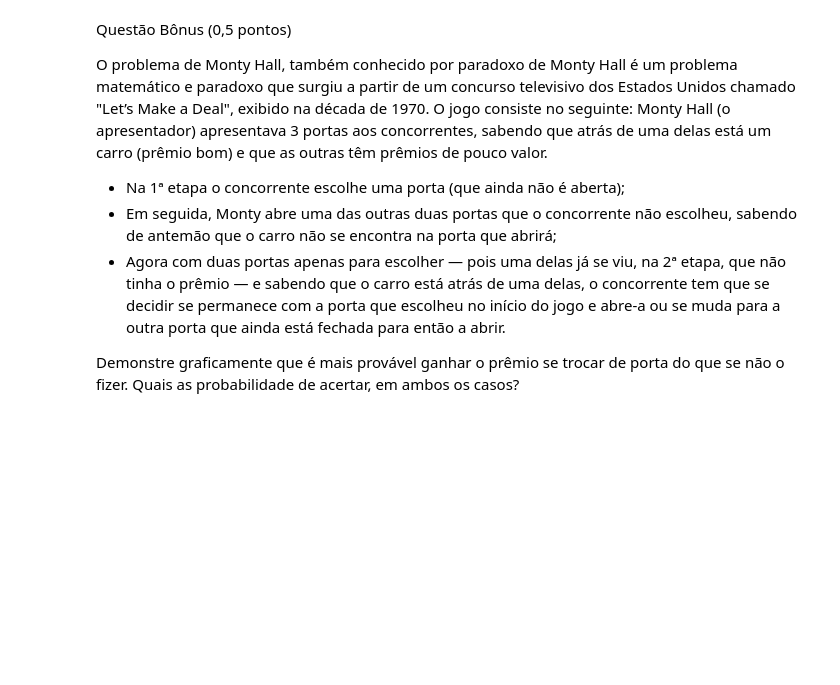
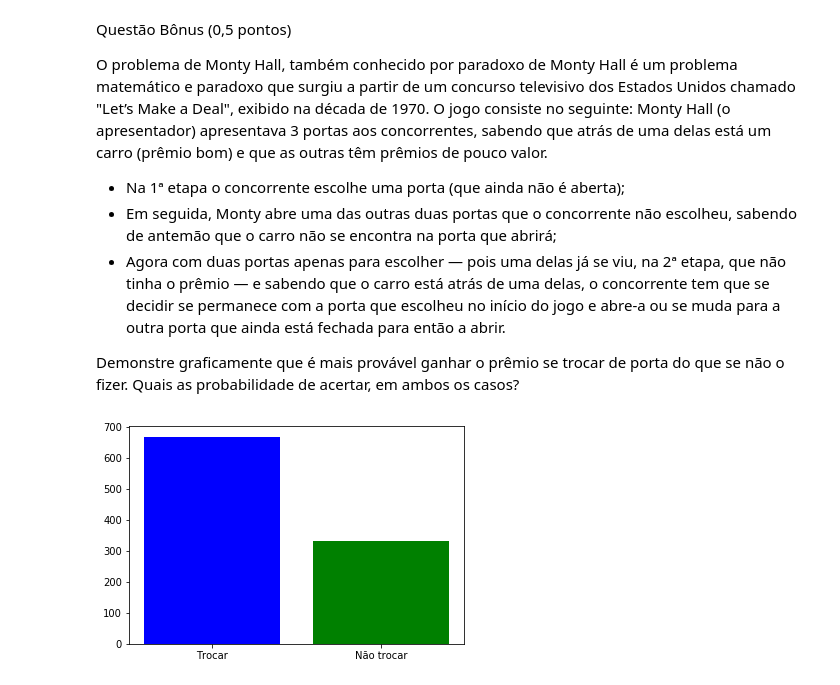
Before and after one commit to lucasresck/FGV_Programming_Languages, a Jupyter notebook: Python/Exercicios/Avaliacoes/Prova_A1_2017-Copy1.ipynb, the cells around one changed output. Cells and saved outputs as stored; diff of their text form; code cells hidden in the pictures; blank space fills up the shorter version.

```diff
--- a/Python/Exercicios/Avaliacoes/Prova_A1_2017-Copy1.ipynb
+++ b/Python/Exercicios/Avaliacoes/Prova_A1_2017-Copy1.ipynb
@@ -592,0 +591,20 @@ Demonstre graficamente que é mais provável ganhar o prêmio se trocar de porta
+# %%
+Trocar = 0
+NaoTrocar = 0
+for i in range(1000):
+    portas = [1, 2, 3]
+    carro = random.randint(1, 3)
+    escolha = random.randint(1, 3)
+    portas.remove(carro)
+    if escolha in portas:
+        portas.remove(escolha)
+    aberta = random.choice(portas)
+    if escolha == carro:
+        NaoTrocar +=1
+    else:
+        Trocar += 1
+
+plt.bar([1, 2], [Trocar, NaoTrocar], 0.8, color = ["b", "g"], tick_label = ["Trocar", "Não trocar"])
+plt.show()
+# %% [output]
+[figure, added]
```
Also changed, not shown: parts of 1 cell of this notebook, 1 other file.
